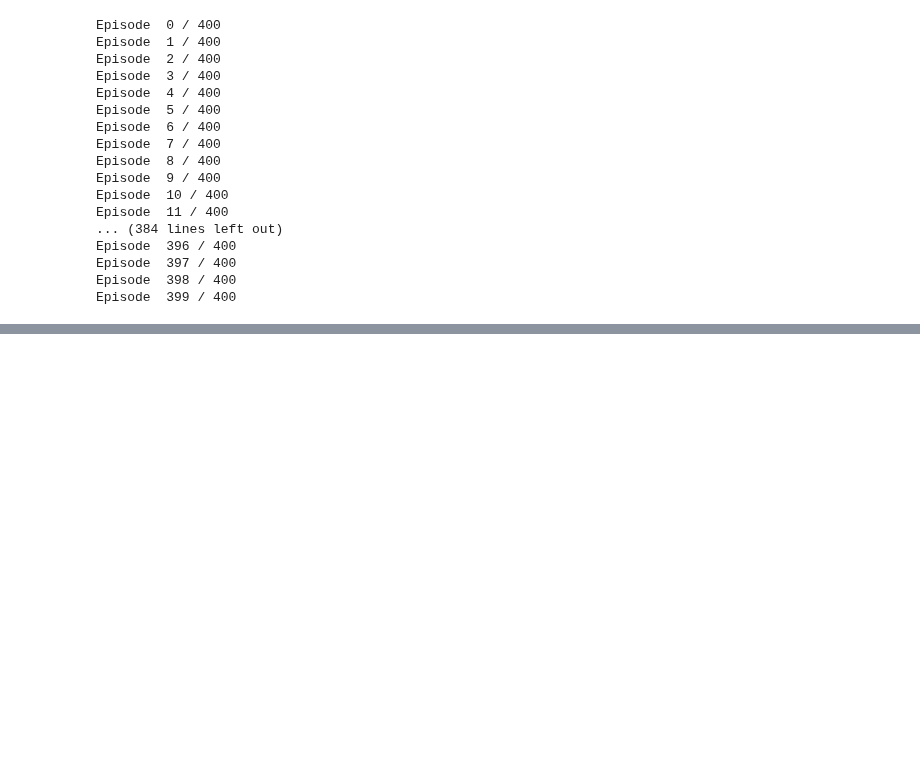
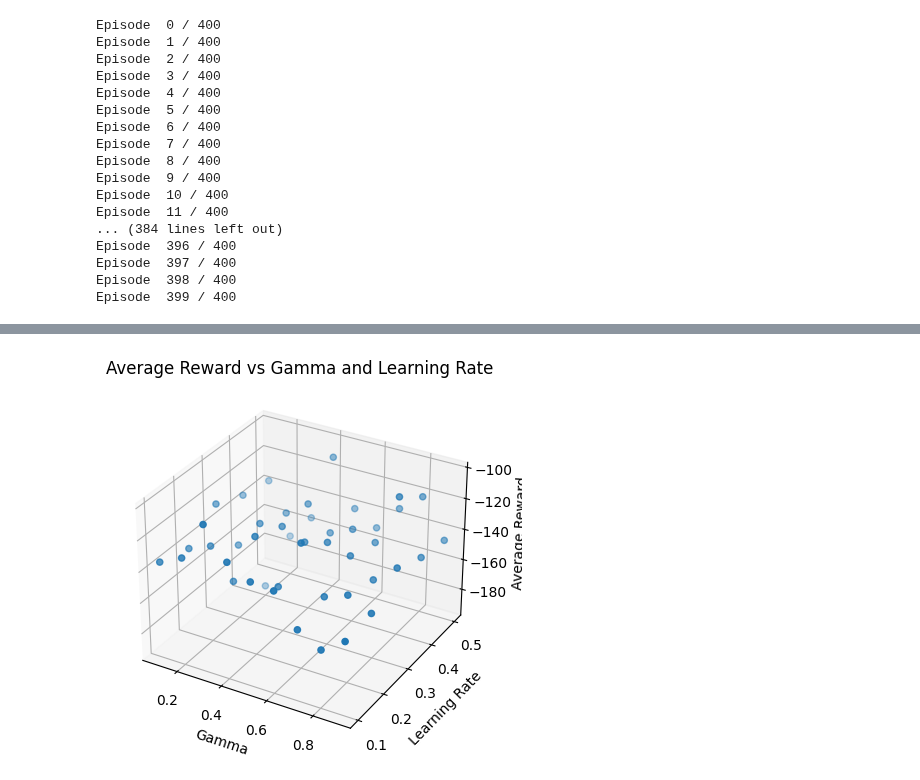
Before and after one commit to AhmedSZaman/MachineLearningA2, a Jupyter notebook: Scheduler-With-Discretize().ipynb, the cells around one changed output, grey strips where cells are left out. Saved outputs shown, nothing was run; the diff lists cells and outputs as text; code cells hidden in the pictures; blank space fills up the shorter version.

```diff
--- a/Scheduler-With-Discretize().ipynb
+++ b/Scheduler-With-Discretize().ipynb
@@ -326,0 +376,23 @@ env.close()
+# %%
+import matplotlib.pyplot as plt
+
+# Extract the gamma values, learning rate values, and average rewards from the results
+gamma_values = [result['gamma'] for result in results]
+learning_rate_values = [result['learning_rate'] for result in results]
+average_rewards = [result['average_reward'] for result in results]
+
+# Create a 3D scatter plot
+fig = plt.figure()
+ax = fig.add_subplot(111, projection='3d')
+ax.scatter(gamma_values, learning_rate_values, average_rewards)
+
+# Set labels and title
+ax.set_xlabel('Gamma')
+ax.set_ylabel('Learning Rate')
+ax.set_zlabel('Average Reward')
+ax.set_title('Average Reward vs Gamma and Learning Rate')
+
+# Show the plot
+plt.show()
+# %% [output]
+[figure, added]
```
Also changed, not shown: parts of 5 cells of this notebook, 1 other file.
